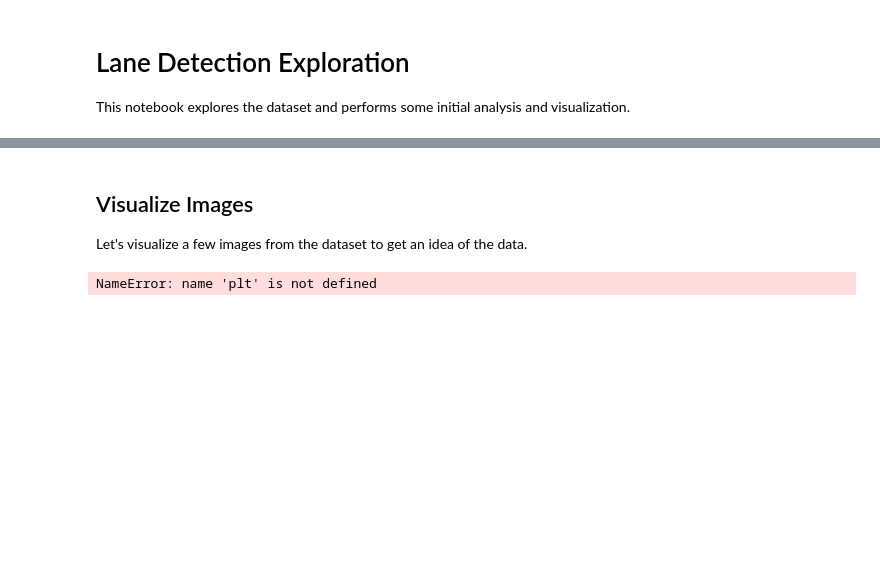
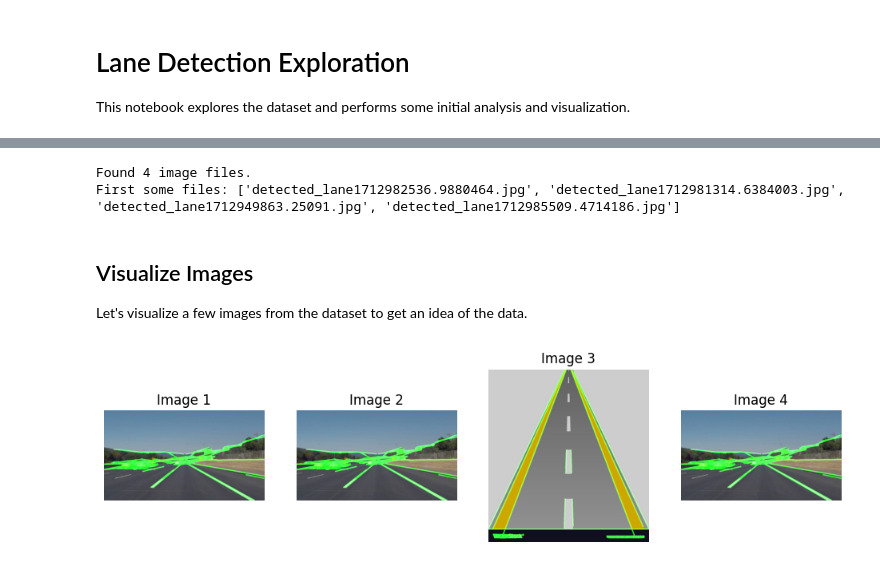
Before and after one commit to Ashok-Prajapati2/Road-lane-line-detection, a Jupyter notebook: notebooks/exploration.ipynb, the cells around one changed output, grey strips where cells are left out. Cells and saved outputs as stored; diff of their text form; code cells hidden in the pictures; blank space fills up the shorter version.

```diff
--- a/notebooks/exploration.ipynb
+++ b/notebooks/exploration.ipynb
@@ -19,3 +5,20 @@ FileNotFoundError: [Errno 2] No such file or directory: 'data/test_images/'
+# %%
+import cv2
+import matplotlib.pyplot as plt
+import os
+from glob import glob
+
+data_dir = '/home/ashok/Desktop/github project/Road-lane-line-detection/results/images/'
+image_files = os.listdir(data_dir)
+if os.path.exists(data_dir):
+    image_files = os.listdir(data_dir)
+    print("Found {} image files.".format(len(image_files)))
+    print("First some files:", image_files[:5])
+else:
+    print("Directory '{}' does not exist.".format(data_dir))
+# %% [output]
+Found 4 image files.
+First some files: ['detected_lane1712982536.9880464.jpg', 'detected_lane1712981314.6384003.jpg', 'detected_lane1712949863.25091.jpg', 'detected_lane1712985509.4714186.jpg']
 # %% [markdown]
 ## Visualize Images
 
@@ -23,14 +26,14 @@ Let's visualize a few images from the dataset to get an idea of the data.
 # %%
 # Plot the first few images
 plt.figure(figsize=(15, 10))
-for i in range(1):
+for i in range(len(image_files)):
     image_path = os.path.join(data_dir, image_files[i])
     image = cv2.imread(image_path)
     image = cv2.cvtColor(image, cv2.COLOR_BGR2RGB)  # Convert to RGB
     plt.subplot(1, 5, i+1)
     plt.imshow(image)
     plt.title(f'Image {i+1}')
     plt.axis('off')
 plt.show()
 # %% [output]
-NameError: name 'plt' is not defined
+[figure, added]
```
Also changed, not shown: parts of 2 cells of this notebook, 9 other files.
